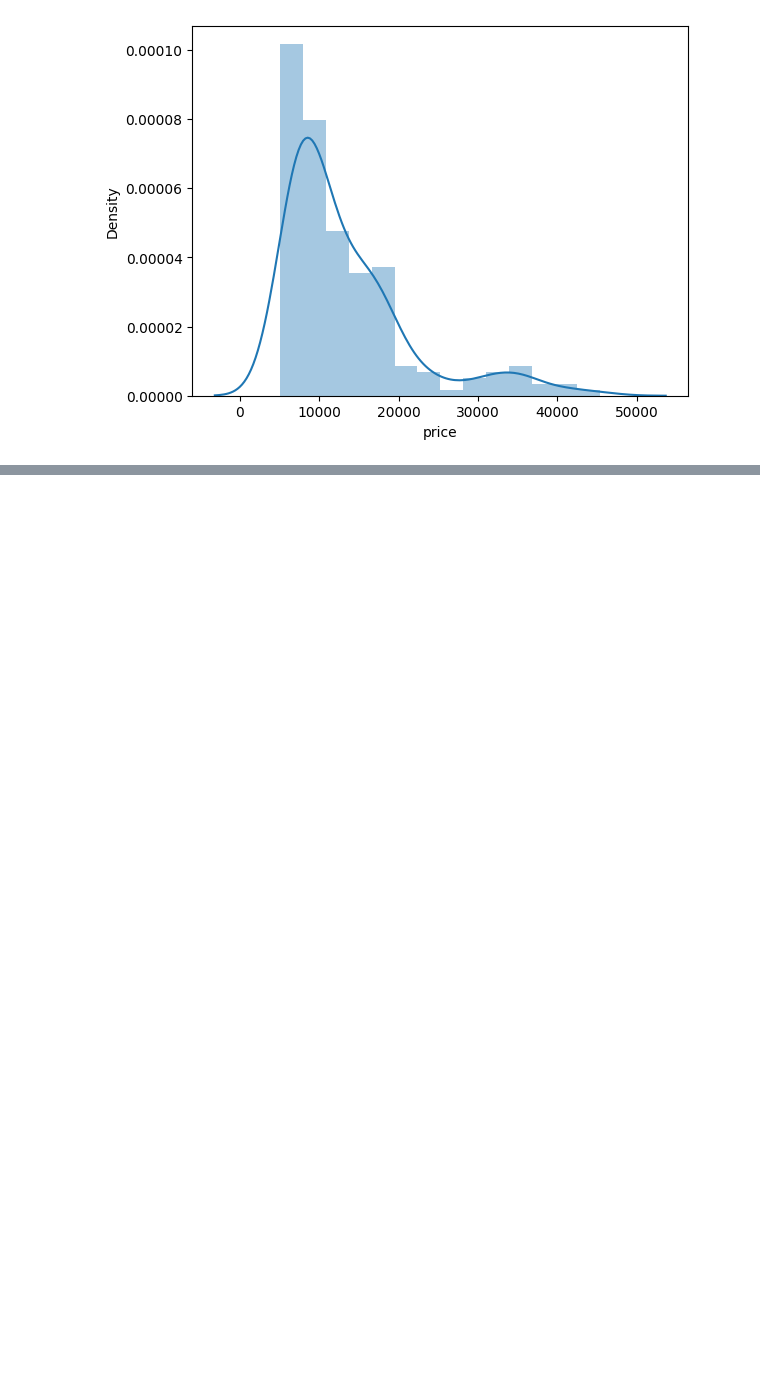
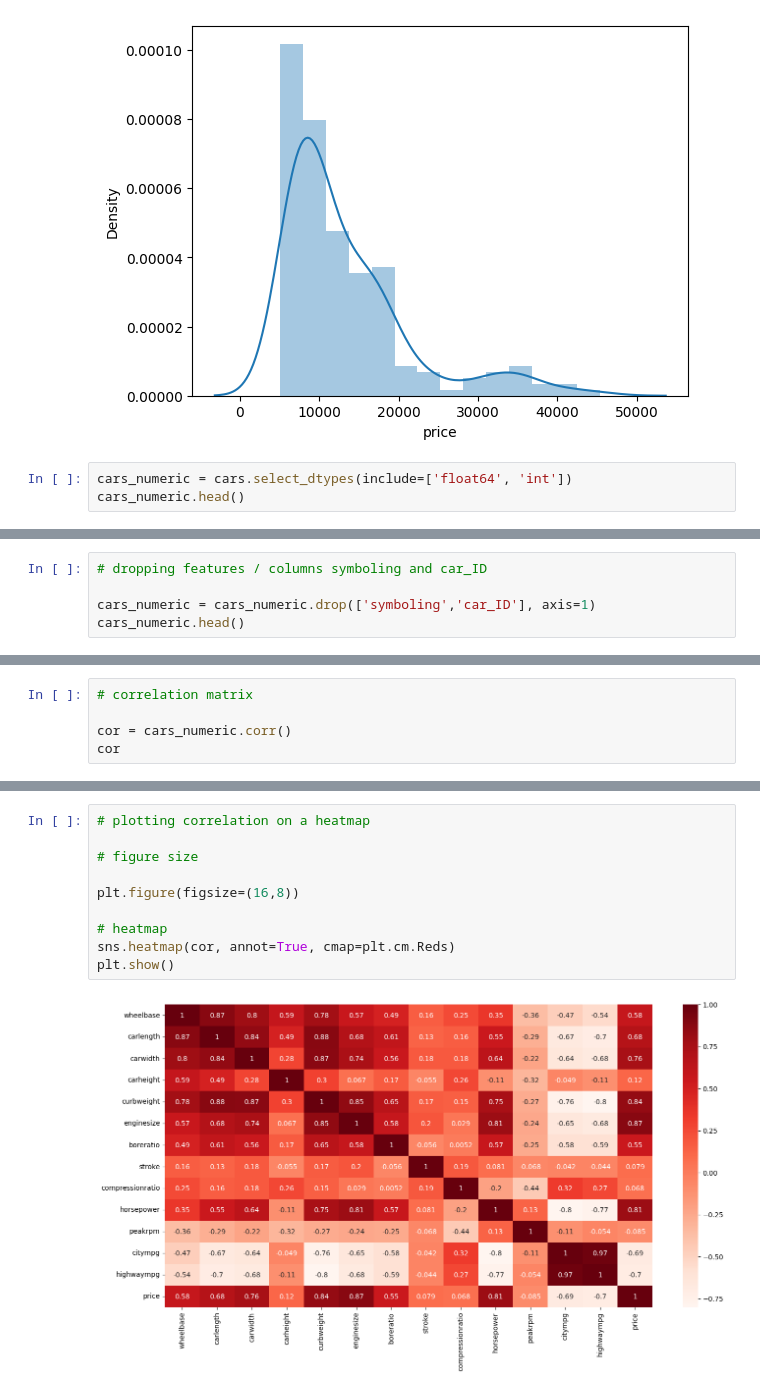
Before and after one commit to Allavudeen/MachineLearning, a Jupyter notebook: Regression/PredictCarPrice/Car_Price_Prediction_LR.ipynb, the cells around one changed output, grey strips where cells are left out. Drawn from its saved outputs; the diff is of its cells as text; blank space fills up the shorter version.

```diff
--- a/Regression/PredictCarPrice/Car_Price_Prediction_LR.ipynb
+++ b/Regression/PredictCarPrice/Car_Price_Prediction_LR.ipynb
@@ -134,3 +135,6 @@ https://gist.github.com/mwaskom/de44147ed2974457ad6372750bbe5751
 
   sns.distplot(cars['price'])
 [figure]
+# %%
+cars_numeric = cars.select_dtypes(include=['float64', 'int'])
+cars_numeric.head()
@@ -136,0 +148,5 @@ https://gist.github.com/mwaskom/de44147ed2974457ad6372750bbe5751
+# %%
+# dropping features / columns symboling and car_ID
+
+cars_numeric = cars_numeric.drop(['symboling','car_ID'], axis=1)
+cars_numeric.head()
@@ -136,0 +160,5 @@ https://gist.github.com/mwaskom/de44147ed2974457ad6372750bbe5751
+# %%
+# correlation matrix
+
+cor = cars_numeric.corr()
+cor
@@ -136,0 +181,12 @@ https://gist.github.com/mwaskom/de44147ed2974457ad6372750bbe5751
+# %%
+# plotting correlation on a heatmap
+
+# figure size
+
+plt.figure(figsize=(16,8))
+
+# heatmap
+sns.heatmap(cor, annot=True, cmap=plt.cm.Reds)
+plt.show()
+# %% [output]
+[figure, added]
```
Also changed, not shown: parts of 5 cells of this notebook.
